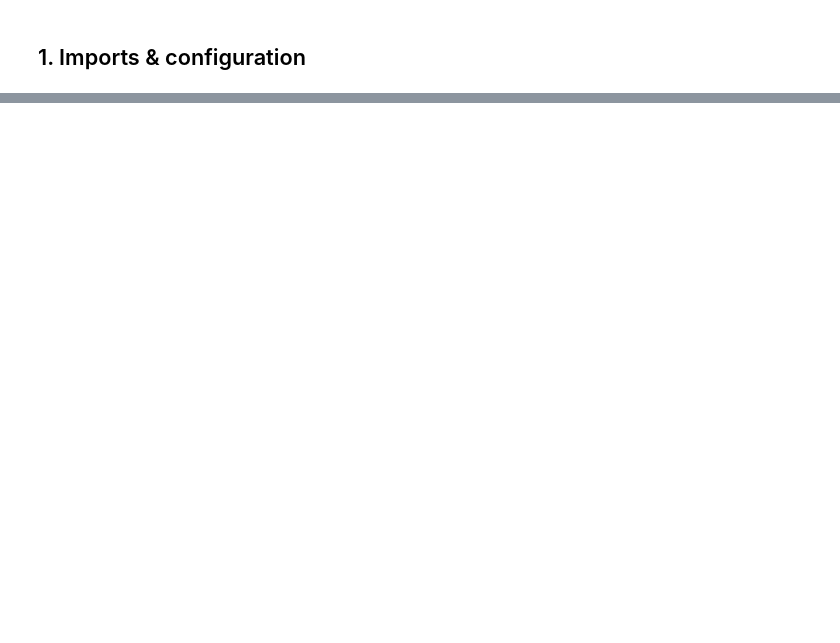
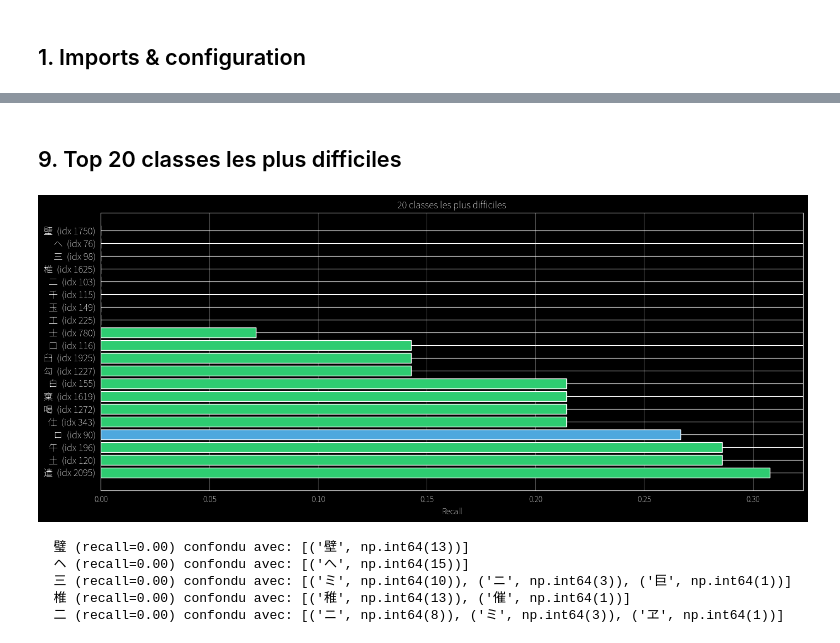
Before and after one commit to Seanas-A/japanese-flash-card, a Jupyter notebook: kana-cnn/train.ipynb, the cells around one changed output, grey strips where cells are left out. Drawn from its saved outputs; the diff is of its cells as text; code cells hidden in the pictures; blank space fills up the shorter version.

```diff
--- a/kana-cnn/train.ipynb
+++ b/kana-cnn/train.ipynb
@@ -620,0 +420,3 @@ Plots sauvegardés dans plots/
+# %%
+history = model.fit(train_ds, validation_data=val_ds,
+                    epochs=EPOCHS, callbacks=callbacks, verbose=1)
@@ -620,0 +506,36 @@ Plots sauvegardés dans plots/
+# %% [markdown]
+## 9. Top 20 classes les plus difficiles
+# %%
+cm = confusion_matrix(y_test, y_pred, labels=range(NUM_CLASSES))
+per_class_recall = np.where(cm.sum(axis=1) > 0,
+                            cm.diagonal() / cm.sum(axis=1), 1.0)
+
+worst_20 = np.argsort(per_class_recall)[:20]
+fig, ax = plt.subplots(figsize=(14, 6))
+chars = [label_info[i]["char"] for i in worst_20]
+recalls = [per_class_recall[i] for i in worst_20]
+colors = ["#e94560" if i < 48 else "#4ea8de" if i < 96 else "#2ecc71" for i in worst_20]
+
+ax.barh(range(len(worst_20)), recalls, color=colors)
+ax.set_yticks(range(len(worst_20)))
+ax.set_yticklabels([f"{chars[j]}  (idx {worst_20[j]})" for j in range(len(worst_20))], fontsize=12)
+ax.set_xlabel("Recall")
+ax.set_title("20 classes les plus difficiles")
+ax.invert_yaxis()
+ax.grid(axis="x", alpha=0.3)
+plt.tight_layout()
+plt.show()
+
+# Afficher les confusions principales pour le top 5
+for idx in worst_20[:5]:
+    confused_with = np.argsort(cm[idx])[-3:][::-1]
+    info = label_info[idx]
+    confusions = [(label_info[c]["char"], cm[idx, c]) for c in confused_with if cm[idx, c] > 0]
+    print(f"  {info['char']} (recall={per_class_recall[idx]:.2f}) confondu avec: {confusions}")
+# %% [output]
+[figure, added]
+  璧 (recall=0.00) confondu avec: [('壁', np.int64(13))]
+  ヘ (recall=0.00) confondu avec: [('へ', np.int64(15))]
+  三 (recall=0.00) confondu avec: [('ミ', np.int64(10)), ('ニ', np.int64(3)), ('巨', np.int64(1))]
+  椎 (recall=0.00) confondu avec: [('稚', np.int64(13)), ('催', np.int64(1))]
+  二 (recall=0.00) confondu avec: [('ニ', np.int64(8)), ('ミ', np.int64(3)), ('ヱ', np.int64(1))]
```
Also changed, not shown: parts of 50 cells of this notebook, 10 other files.
